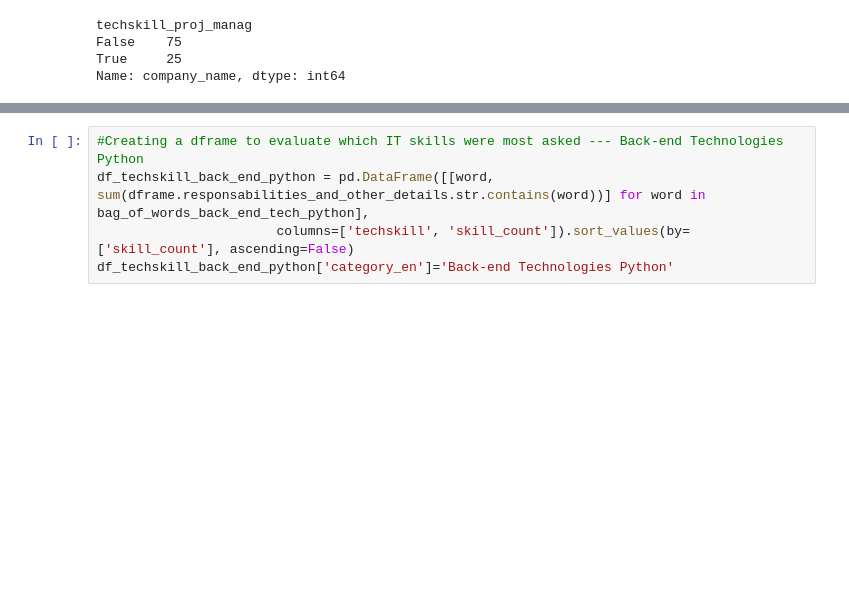
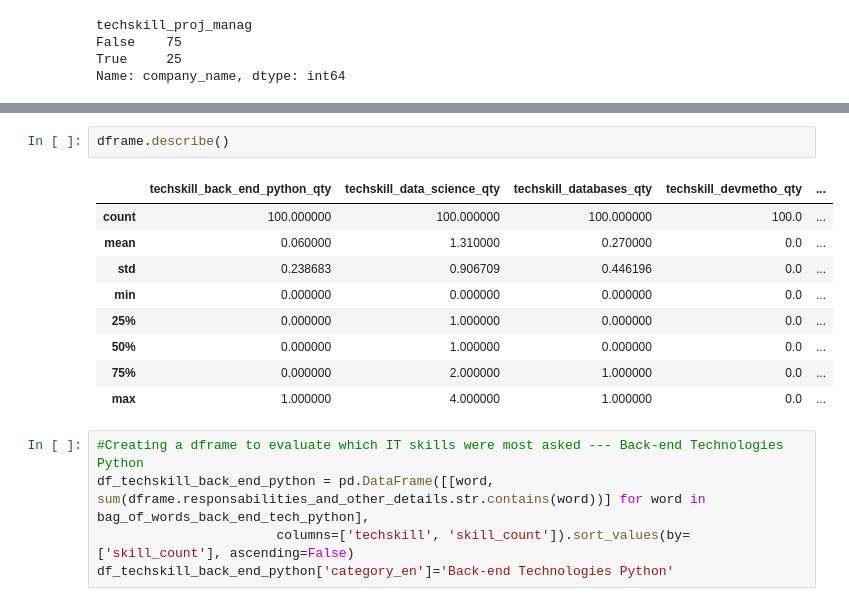
Before and after one commit to ivanrmello/berle-means, a Jupyter notebook: research-in-acc-sciences/accountant-profile-in-startups/02_charts_and_eda.ipynb, the cells around one changed output, grey strips where cells are left out. Cells and saved outputs as stored; diff of their text form; blank space fills up the shorter version.

Commit message:
feat: :art: Adding more data analysis for the startups article!

```diff
--- a/research-in-acc-sciences/accountant-profile-in-startups/02_charts_and_eda.ipynb
+++ b/research-in-acc-sciences/accountant-profile-in-startups/02_charts_and_eda.ipynb
@@ -151,3 +211,15 @@ Name: company_name, dtype: int64
+# %%
+dframe.describe()
+# %% [output]
+|  | techskill_back_end_python_qty | techskill_data_science_qty | techskill_databases_qty | techskill_devmetho_qty | ... |
+| count | 100.000000 | 100.000000 | 100.000000 | 100.0 | ... |
+| mean | 0.060000 | 1.310000 | 0.270000 | 0.0 | ... |
+| std | 0.238683 | 0.906709 | 0.446196 | 0.0 | ... |
+| min | 0.000000 | 0.000000 | 0.000000 | 0.0 | ... |
+| 25% | 0.000000 | 1.000000 | 0.000000 | 0.0 | ... |
+| 50% | 0.000000 | 1.000000 | 0.000000 | 0.0 | ... |
+| 75% | 0.000000 | 2.000000 | 1.000000 | 0.0 | ... |
+| max | 1.000000 | 4.000000 | 1.000000 | 0.0 | ... |
 # %%
 #Creating a dframe to evaluate which IT skills were most asked --- Back-end Technologies Python
 df_techskill_back_end_python = pd.DataFrame([[word, sum(dframe.responsabilities_and_other_details.str.contains(word))] for word in bag_of_words_back_end_tech_python],
```
Also changed, not shown: parts of 33 cells of this notebook, 10 other files.
